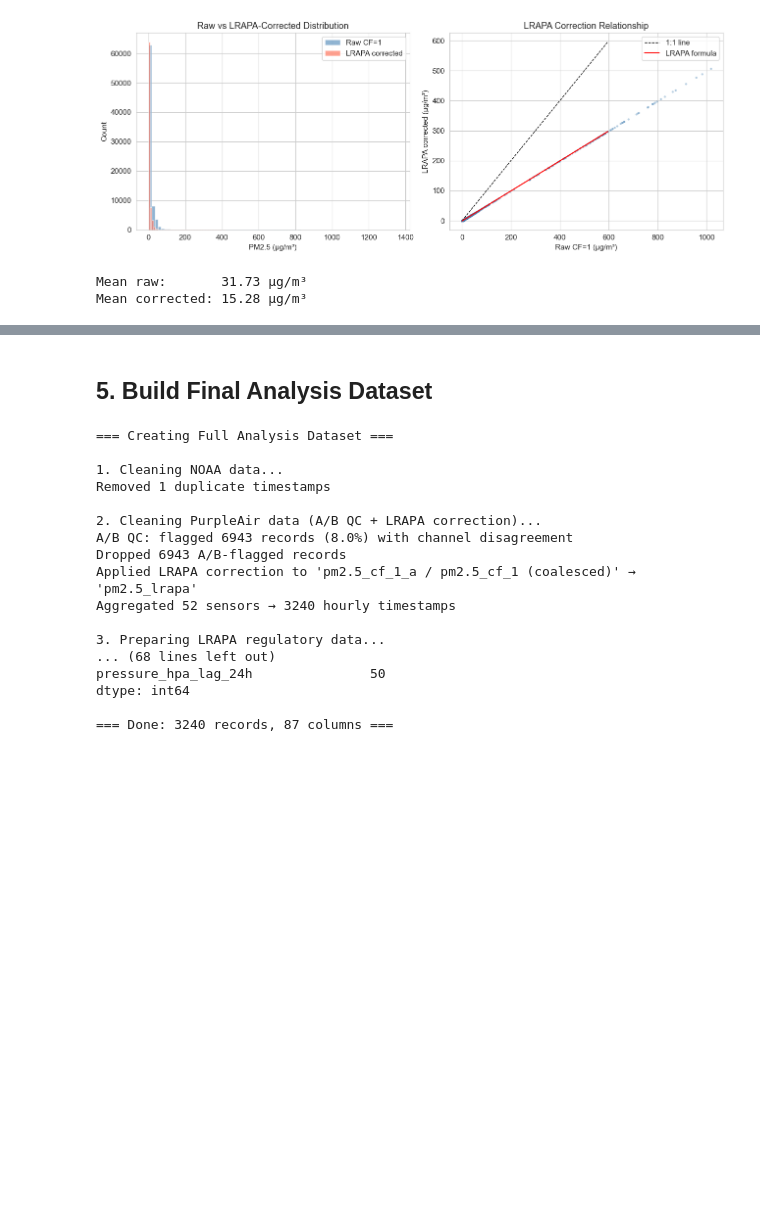
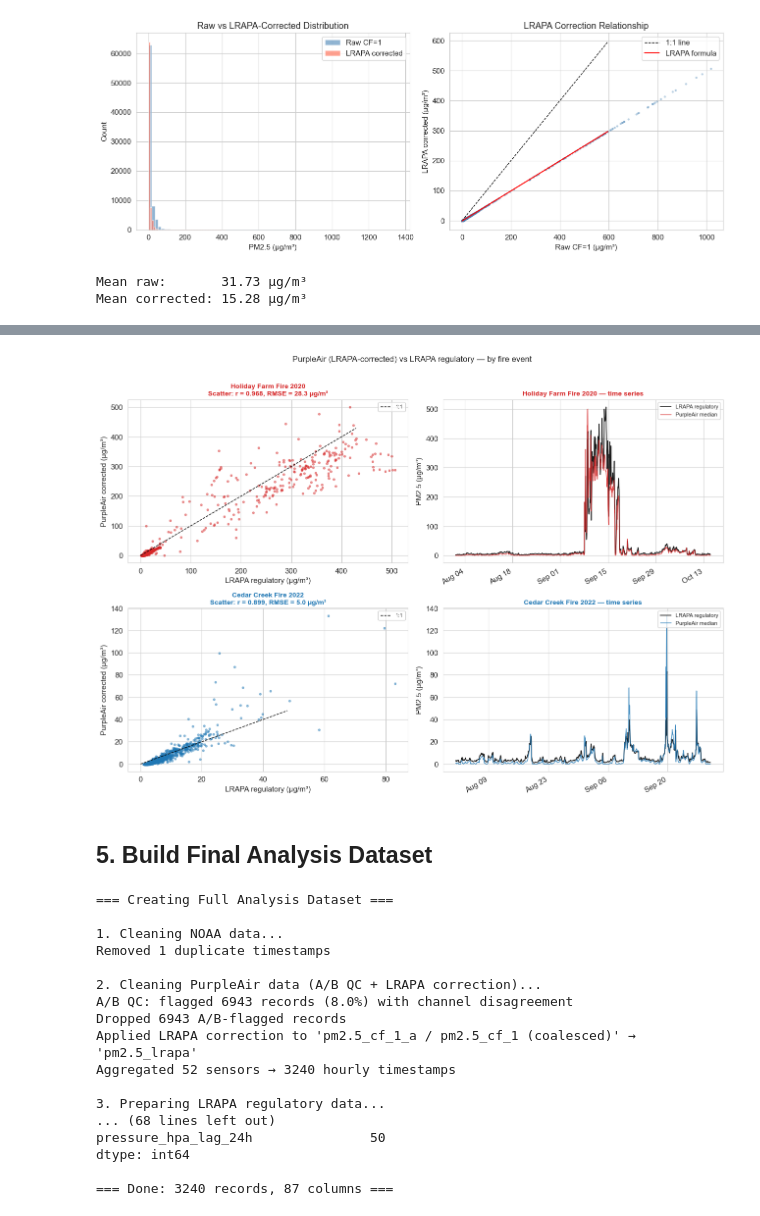
Before and after one commit to djmurphy6/PM2.5-weather, a Jupyter notebook: notebooks/02_data_cleaning.ipynb, the cells around one changed output, grey strips where cells are left out. Saved outputs shown, nothing was run; the diff lists cells and outputs as text; code cells hidden in the pictures; blank space fills up the shorter version.

Commit message:
update notebook 02 to show non-corrected PurpleAir data vs LRAPA

```diff
--- a/notebooks/02_data_cleaning.ipynb
+++ b/notebooks/02_data_cleaning.ipynb
@@ -210,0 +236,74 @@ Mean bias:  -4.93 µg/m³ (PA − regulatory)
+# %%
+# Aggregate PA to hourly median for validation
+pa_hourly_val = pa_clean.groupby('timestamp')['pm2.5_lrapa'].median().reset_index()
+pa_hourly_val.columns = ['timestamp', 'pm2.5_pa_corrected']
+
+val = pd.merge(
+    pa_hourly_val,
+    lrapa_raw[['timestamp', 'pm2.5_lrapa_regulatory']],
+    on='timestamp',
+    how='inner',
+).dropna()
+
+event_map = {2020: 'Holiday Farm Fire 2020', 2022: 'Cedar Creek Fire 2022'}
+val['event'] = val['timestamp'].dt.year.map(event_map)
+events = [e for e in event_map.values() if e in val['event'].values]
+event_colors = {'Holiday Farm Fire 2020': '#d62728', 'Cedar Creek Fire 2022': '#1f77b4'}
+
+print(f'Overlapping timestamps (pooled): {len(val):,}\n')
+
+# Per-event stats
+for ev in events:
+    sub = val[val['event'] == ev]
+    r, p = stats.pearsonr(sub['pm2.5_pa_corrected'], sub['pm2.5_lrapa_regulatory'])
+    rmse = np.sqrt(((sub['pm2.5_pa_corrected'] - sub['pm2.5_lrapa_regulatory']) ** 2).mean())
+    bias = (sub['pm2.5_pa_corrected'] - sub['pm2.5_lrapa_regulatory']).mean()
+    print(f'{ev}  (n = {len(sub):,})')
+    print(f'  Pearson r:  {r:.3f}  (p = {p:.2e})')
+    print(f'  RMSE:       {rmse:.2f} µg/m³')
+    print(f'  Mean bias:  {bias:+.2f} µg/m³  (PA − regulatory)\n')
+
+r_all, _ = stats.pearsonr(val['pm2.5_pa_corrected'], val['pm2.5_lrapa_regulatory'])
+rmse_all = np.sqrt(((val['pm2.5_pa_corrected'] - val['pm2.5_lrapa_regulatory']) ** 2).mean())
+print(f'Pooled (both events): r = {r_all:.3f}, RMSE = {rmse_all:.2f} µg/m³')
+
+# Side-by-side: row = event, col = scatter | time series
+n_ev = len(events)
+fig, axes = plt.subplots(n_ev, 2, figsize=(13, 4.5 * n_ev), squeeze=False)
+
+for row, ev in enumerate(events):
+    sub = val[val['event'] == ev].sort_values('timestamp')
+    color = event_colors[ev]
+    r, _ = stats.pearsonr(sub['pm2.5_pa_corrected'], sub['pm2.5_lrapa_regulatory'])
+    rmse = np.sqrt(((sub['pm2.5_pa_corrected'] - sub['pm2.5_lrapa_regulatory']) ** 2).mean())
+
+    ax = axes[row, 0]
+    lim = max(sub['pm2.5_pa_corrected'].quantile(0.99),
+              sub['pm2.5_lrapa_regulatory'].quantile(0.99))
+    ax.scatter(sub['pm2.5_lrapa_regulatory'], sub['pm2.5_pa_corrected'],
+               s=8, alpha=0.45, color=color)
+    ax.plot([0, lim], [0, lim], 'k--', linewidth=1, label='1:1')
+    ax.set_xlabel('LRAPA regulatory (µg/m³)')
+    ax.set_ylabel('PurpleAir corrected (µg/m³)')
+    ax.set_title(f'{ev}\nScatter: r = {r:.3f}, RMSE = {rmse:.1f} µg/m³',
+                 fontsize=10, color=color, fontweight='bold')
+    ax.legend(fontsize=8)
+
+    ax = axes[row, 1]
+    ax.plot(sub['timestamp'], sub['pm2.5_lrapa_regulatory'],
+            color='black', linewidth=1.2, label='LRAPA regulatory', alpha=0.9)
+    ax.plot(sub['timestamp'], sub['pm2.5_pa_corrected'],
+            color=color, linewidth=1, label='PurpleAir median', alpha=0.85)
+    ax.xaxis.set_major_formatter(mdates.DateFormatter('%b %d'))
+    ax.xaxis.set_major_locator(mdates.WeekdayLocator(interval=2))
+    plt.setp(ax.xaxis.get_majorticklabels(), rotation=30, ha='right')
+    ax.set_ylabel('PM2.5 (µg/m³)')
+    ax.set_title(f'{ev} — time series', fontsize=10, color=color, fontweight='bold')
+    ax.legend(fontsize=8, loc='upper right')
+
+plt.suptitle('PurpleAir (LRAPA-corrected) vs LRAPA regulatory — by fire event',
+             fontsize=12, y=1.01)
+plt.tight_layout()
+plt.savefig('../data/processed/fig_pa_vs_lrapa_validation.png', dpi=150, bbox_inches='tight')
+plt.show()
+# %% [output]
@@ -211,3 +323,4 @@ Mean bias:  -4.93 µg/m³ (PA − regulatory)
+[figure, added]
 # %% [markdown]
 ## 5. Build Final Analysis Dataset
 # %%
```
Also changed, not shown: parts of 5 cells of this notebook.
